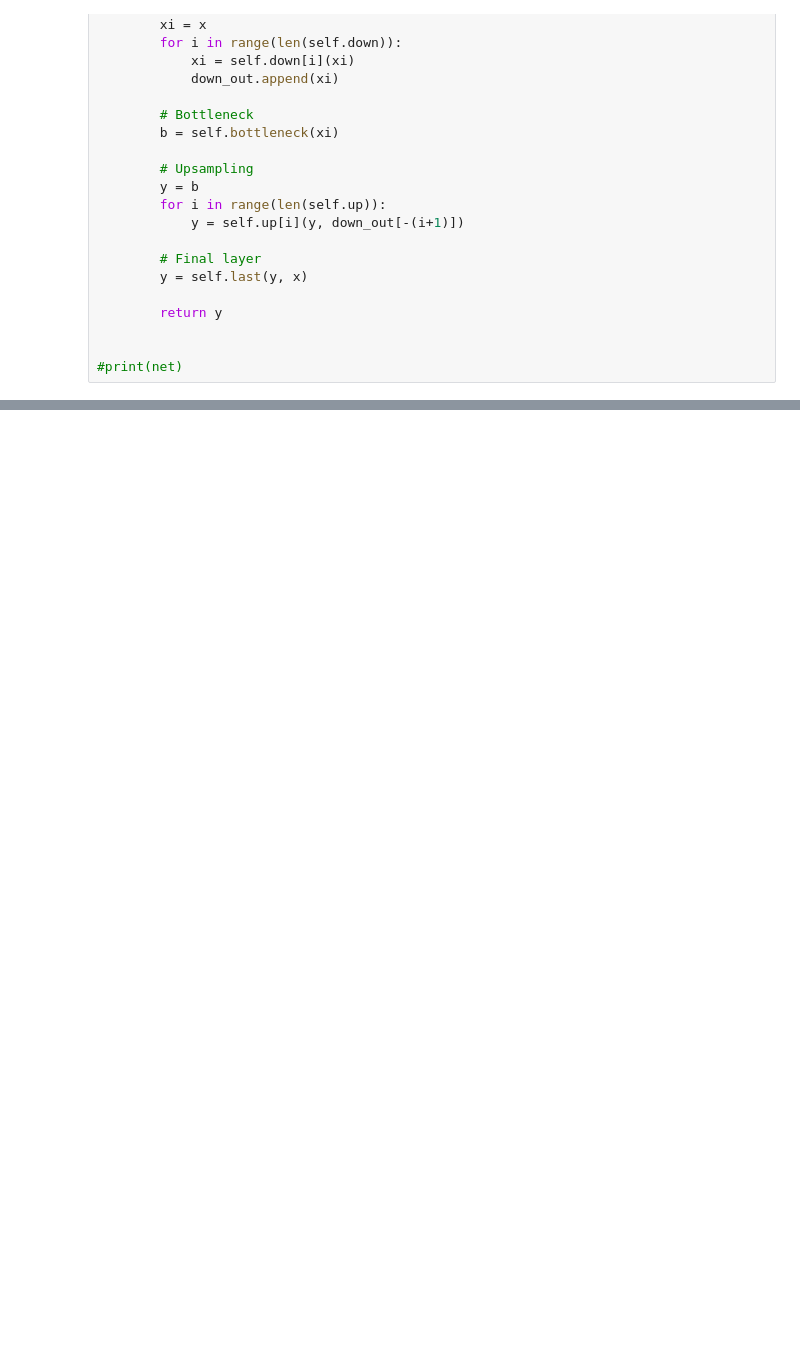
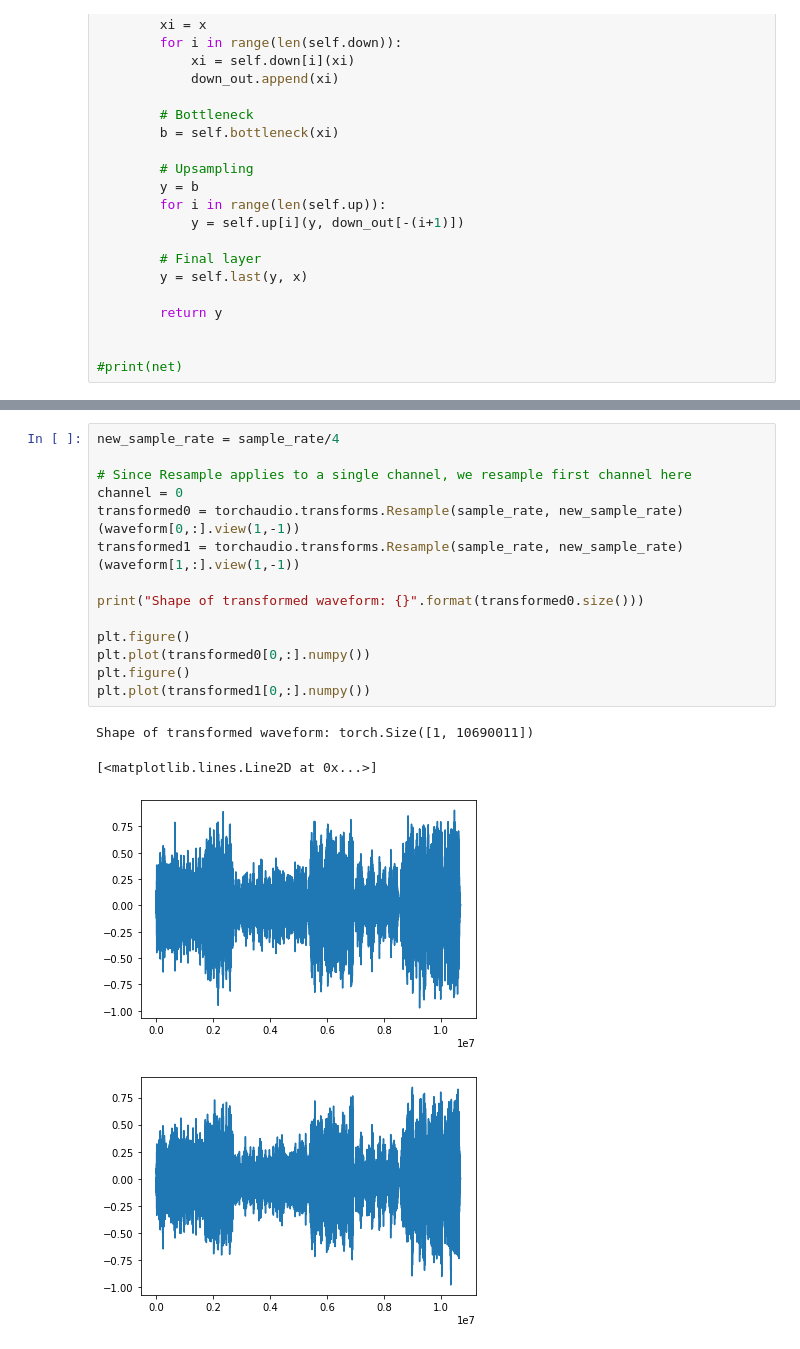
Before and after one commit to Billotais/Denoising-with-Generative-Models, a Jupyter notebook: notes.ipynb, the cells around one changed output, grey strips where cells are left out. Saved outputs shown, nothing was run; the diff lists cells and outputs as text; blank space fills up the shorter version.

```diff
--- a/notes.ipynb
+++ b/notes.ipynb
@@ -393,0 +421,19 @@ outputtensor([[[ 0.7317, -1.9659,  0.1292,  ..., -0.0856,  1.1386, -0.7148]]],
+# %%
+new_sample_rate = sample_rate/4
+
+# Since Resample applies to a single channel, we resample first channel here
+channel = 0
+transformed0 = torchaudio.transforms.Resample(sample_rate, new_sample_rate)(waveform[0,:].view(1,-1))
+transformed1 = torchaudio.transforms.Resample(sample_rate, new_sample_rate)(waveform[1,:].view(1,-1))
+
+print("Shape of transformed waveform: {}".format(transformed0.size()))
+
+plt.figure()
+plt.plot(transformed0[0,:].numpy())
+plt.figure()
+plt.plot(transformed1[0,:].numpy())
+# %% [output]
+Shape of transformed waveform: torch.Size([1, 10690011])
+[<matplotlib.lines.Line2D at 0x...>]
+[figure, added]
+[figure, added]
```
Also changed, not shown: parts of 15 cells of this notebook.
